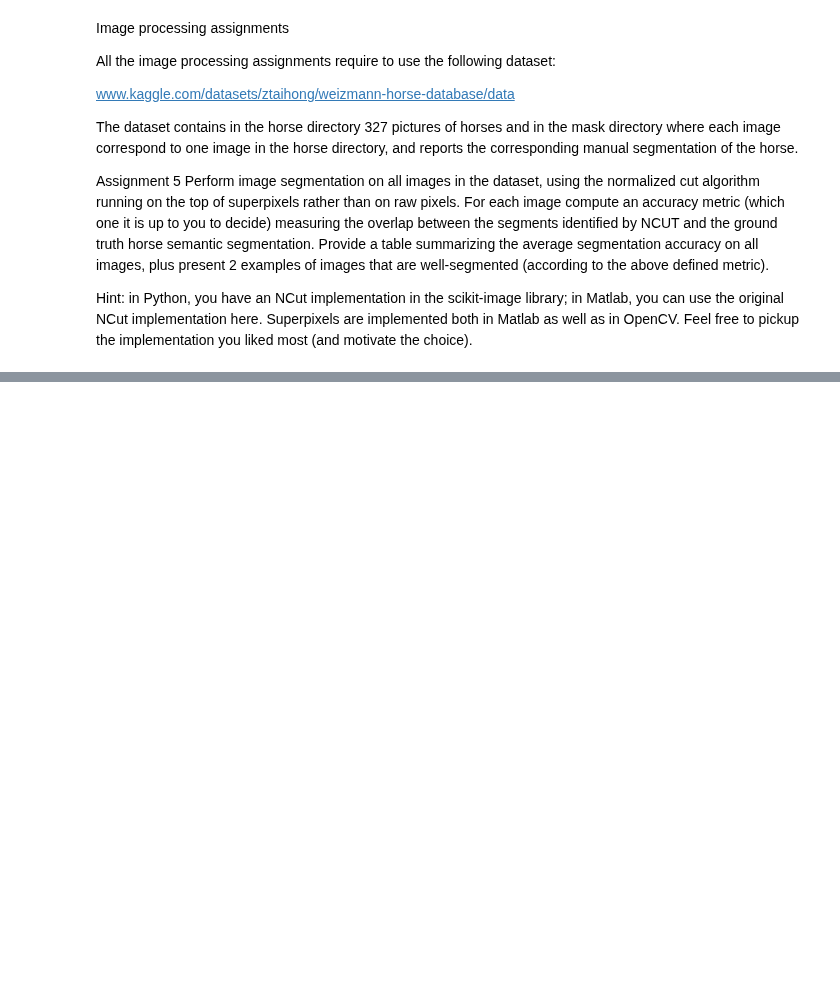
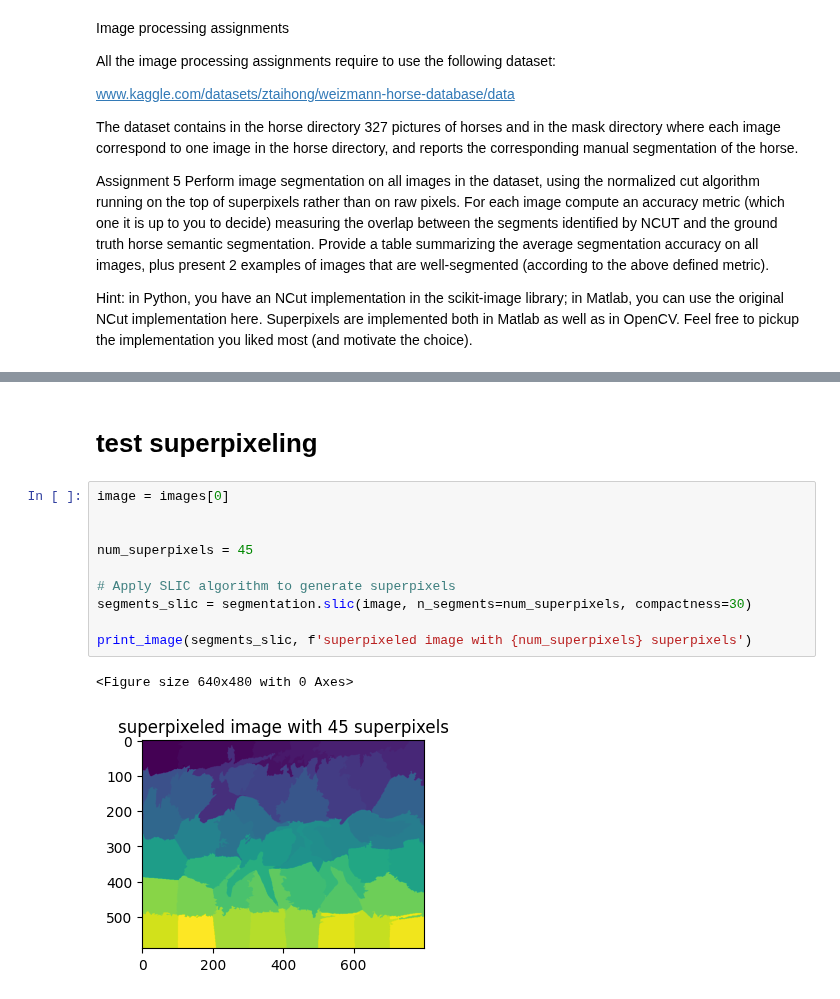
Before and after one commit to lavo2/ISPR-Midterms, a Jupyter notebook: 1/term1.ipynb, the cells around one changed output, grey strips where cells are left out. Drawn from its saved outputs; the diff is of its cells as text; blank space fills up the shorter version.

```diff
--- a/1/term1.ipynb
+++ b/1/term1.ipynb
@@ -26,0 +41,15 @@ from matplotlib import pyplot as plt
+# %% [markdown]
+# test superpixeling
+# %%
+image = images[0]
+
+
+num_superpixels = 45
+
+# Apply SLIC algorithm to generate superpixels
+segments_slic = segmentation.slic(image, n_segments=num_superpixels, compactness=30)
+
+print_image(segments_slic, f'superpixeled image with {num_superpixels} superpixels')
+# %% [output]
+<Figure size 640x480 with 0 Axes>
+[figure, added]
```
Also changed, not shown: parts of 11 cells of this notebook, 1 other file.
